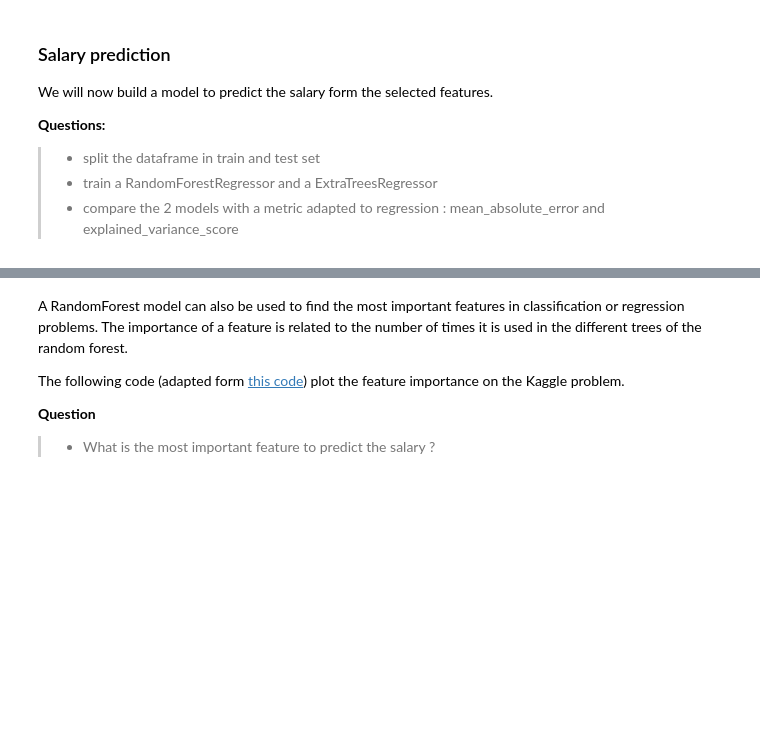
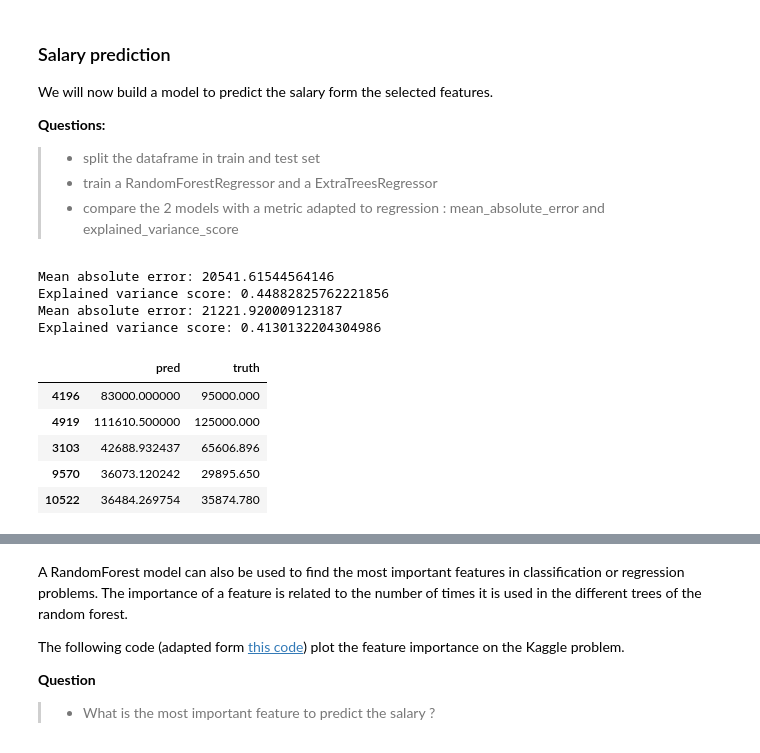
Before and after one commit to kermorvant/ml, a Jupyter notebook: notebooks/tree_kaggle.ipynb, the cells around one changed output, grey strips where cells are left out. Drawn from its saved outputs; the diff is of its cells as text; code cells hidden in the pictures; blank space fills up the shorter version.

```diff
--- a/notebooks/tree_kaggle.ipynb
+++ b/notebooks/tree_kaggle.ipynb
@@ -166,7 +282,7 @@ from sklearn.metrics import explained_variance_score
 X_train, X_test, y_train, y_test = train_test_split(X, y, test_size=0.2, random_state=32)# YOUR CODE HERE
 
 # train a random forest regressor
-forest = RandomForestRegressor()
+forest = RandomForestRegressor(n_estimators=1000)
 forest.fit(X_train, y_train)
 
 # evaluate the random forest with regression metrics
@@ -176,8 +292,23 @@ from sklearn.metrics import explained_variance_score
 print ('Explained variance score:',explained_variance_score(y_test, y_pred))
 
 
-etree = ExtraTreesRegressor()
+etree = ExtraTreesRegressor(n_estimators=1000)
 etree.fit(X_train, y_train)
 ey_pred = etree.predict(X_test)
 print ('Mean absolute error:',mean_absolute_error(y_test, ey_pred))
 print ('Explained variance score:',explained_variance_score(y_test, ey_pred))
+# %% [output]
+Mean absolute error: 20541.61544564146
+Explained variance score: 0.44882825762221856
+Mean absolute error: 21221.920009123187
+Explained variance score: 0.4130132204304986
+# %%
+ts = pd.DataFrame({'pred':ey_pred,'truth':y_test})
+ts.head()
+# %% [output]
+|  | pred | truth |
+| 4196 | 83000.000000 | 95000.000 |
+| 4919 | 111610.500000 | 125000.000 |
+| 3103 | 42688.932437 | 65606.896 |
+| 9570 | 36073.120242 | 29895.650 |
+| 10522 | 36484.269754 | 35874.780 |
```
Also changed, not shown: parts of 21 cells of this notebook, 3 other files.
